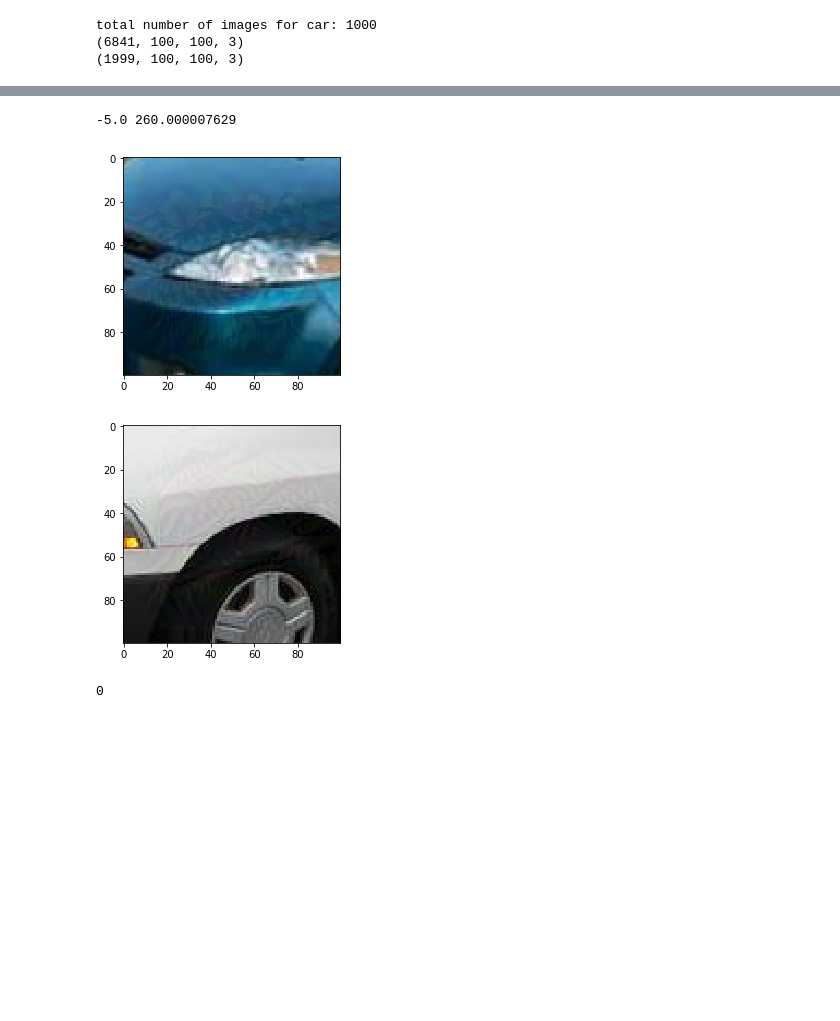
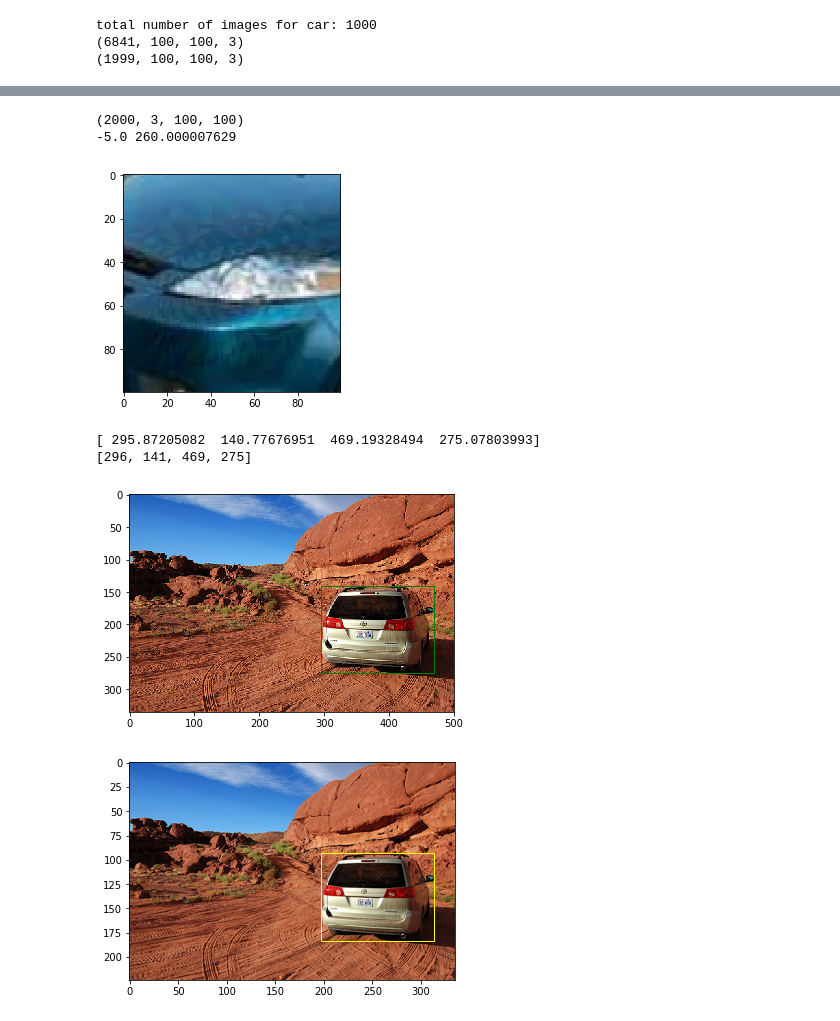
Before and after one commit to qliu24/qing_voting_139, a Jupyter notebook: VC_adv/Untitled.ipynb, the cells around one changed output, grey strips where cells are left out. Drawn from its saved outputs; the diff is of its cells as text; code cells hidden in the pictures; blank space fills up the shorter version.

```diff
--- a/VC_adv/Untitled.ipynb
+++ b/VC_adv/Untitled.ipynb
@@ -163,6 +95,16 @@ print(sample.shape)
 # %%
+# visualize Feng's samples
+import numpy as np
+import h5py
 import matplotlib.pyplot as plt
 %matplotlib inline
+
+file1 = '/export/home/qliu24/VC_adv_data/feng/adversial_samples_vc4_vMFMM_2000.mat'
+file2 = '/export/home/qliu24/VC_adv_data/feng/original_samples_vc4_vMFMM_2000.mat'
+ff = h5py.File(file1)
+sample = np.array(ff[ff['adversial_samples'][0][0]].value).astype(float)
+print(sample.shape)
+
 vgg_mean = np.float32([103.939, 116.779, 123.68])
 # sample = np.array(matcontent['adversial_samples'][10][0][:,:,:,49]).astype(float)
 sample = np.transpose(sample, [0,2,3,1]) + vgg_mean
@@ -174,14 +116,64 @@ sample = sample.astype('uint8')
 plt.imshow(sample[49])
 plt.show()
 # %% [output]
+(2000, 3, 100, 100)
 -5.0 260.000007629
 [figure]
-# %%
-plt.imshow(sample[77])
-plt.show()
-# %% [output]
-[figure, removed]
-# %%
-np.min(sample[49])
-# %% [output]
-0
+# %%
+# visualize Cihang's samples
+import numpy as np
+import scipy.io as sio
+import os
+import cv2
+from FeatureExtractor import FeatureExtractor
+import h5py
+import pickle
+import json
+from scipy.spatial.distance import cdist
+from copy import *
+from myresize import myresize
+import math
+import matplotlib.pyplot as plt
+import matplotlib.patches as patches
+%matplotlib inline
+
+file = '/export/home/qliu24/VC_adv_data/cihang/adv_cls_patches/adv_mat_file/n02814533_10404.mat'
+matcontent = sio.loadmat(file)
+
+
+anno_file = '/export/home/qliu24/dataset/PASCAL3D+_release1.1/Annotations/car_imagenet/n02814533_10404.mat'
+anno = sio.loadmat(anno_file)
+record = anno['record']
+
+img_file = '/export/home/qliu24/dataset/PASCAL3D+_release1.1/Images/car_imagenet/n02814533_10404.JPEG'
+img = cv2.imread(img_file)
+fig,ax = plt.subplots()
+ax.imshow(img[:,:,[2,1,0]])
+
+width,height = record['imgsize'][0][0][0][0:2]
+objects = record['objects']
+bbox = objects[0,0]['bbox'][0,0][0]
+print(bbox)
+bbox = [max(math.ceil(bbox[0]), 1), max(math.ceil(bbox[1]), 1), \
+        min(math.floor(bbox[2]), width), min(math.floor(bbox[3]), height)]
+print(bbox)
+
+
+rect = patches.Rectangle((bbox[0]-1,bbox[1]-1),bbox[2]-bbox[0]+1,bbox[3]-bbox[1]+1,\
+                             linewidth=1,edgecolor='green',facecolor='none')
+ax.add_patch(rect)
+plt.show()
+
+ratio = 224/height
+bbox2 = np.array(bbox, dtype='int')*ratio
+fig,ax = plt.subplots()
+ax.imshow(matcontent['im_ori'])
+rect = patches.Rectangle((bbox2[0]-1,bbox2[1]-1),bbox2[2]-bbox2[0]+1,bbox2[3]-bbox2[1]+1,\
+                             linewidth=1,edgecolor='yellow',facecolor='none')
+ax.add_patch(rect)
+plt.show()
+# %% [output]
+[ 295.87205082  140.77676951  469.19328494  275.07803993]
+[296, 141, 469, 275]
+[figure, added]
+[figure, added]
```
Also changed, not shown: parts of 4 cells of this notebook, 9 other files.
